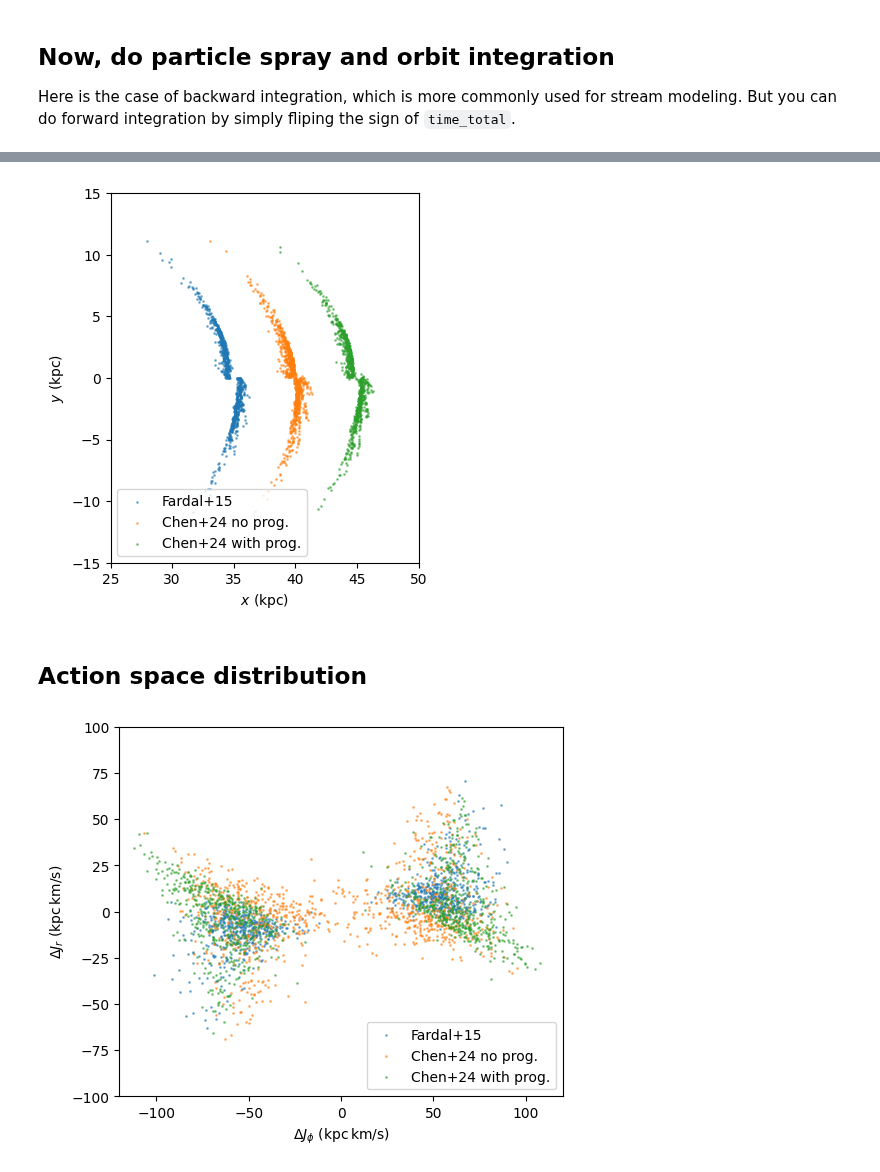
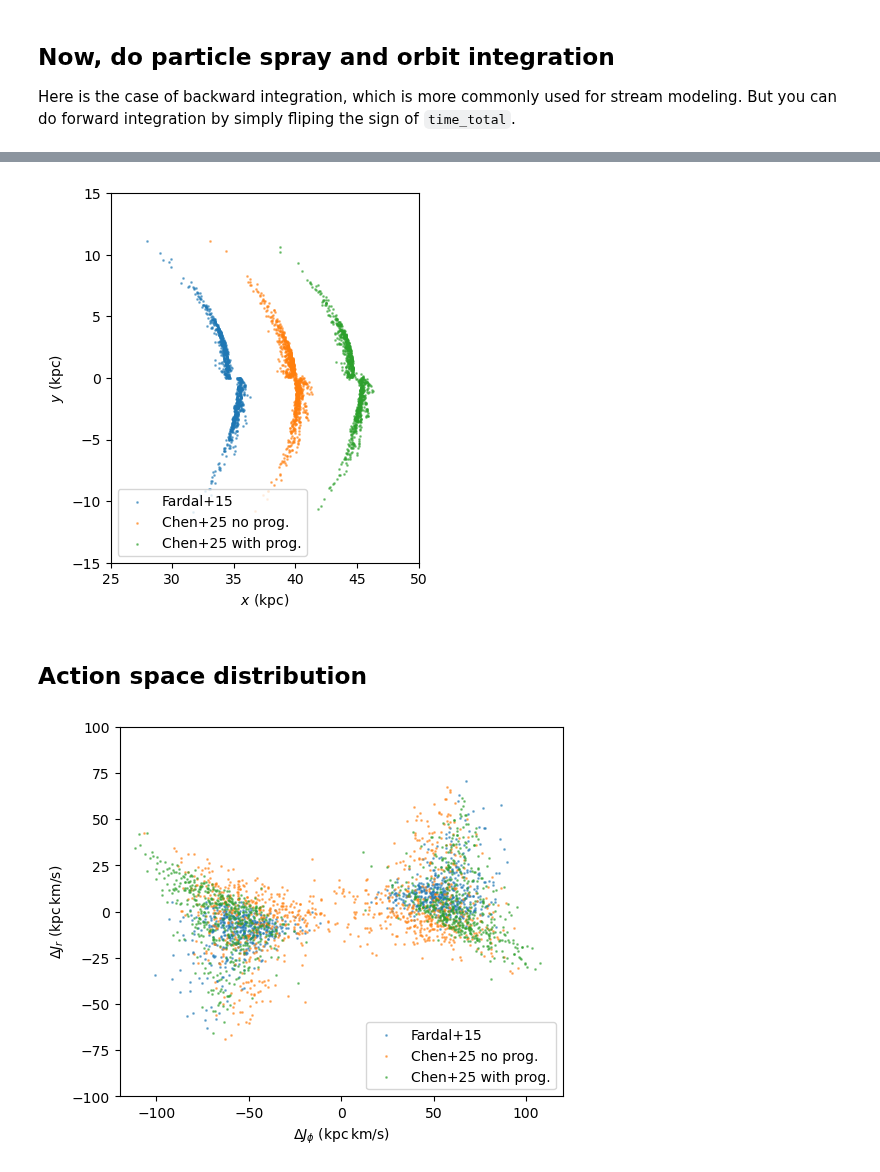
Before and after one commit to ybillchen/particle_spray, a Jupyter notebook: agama_stream.ipynb, the cells around one changed output, grey strips where cells are left out. Cells and saved outputs as stored; diff of their text form; code cells hidden in the pictures.

```diff
--- a/agama_stream.ipynb
+++ b/agama_stream.ipynb
@@ -201,7 +201,7 @@ Wall time: 42.8 ms
 # %%
 plt.scatter(xv_stream_f15[:,0]-5, xv_stream_f15[:,1], s=1, alpha=0.5, label='Fardal+15')
-plt.scatter(xv_stream_c24[:,0], xv_stream_c24[:,1], s=1, alpha=0.5, label='Chen+24 no prog.')
-plt.scatter(xv_stream_c24b[:,0]+5, xv_stream_c24b[:,1], s=1, alpha=0.5, label='Chen+24 with prog.')
+plt.scatter(xv_stream_c25[:,0], xv_stream_c25[:,1], s=1, alpha=0.5, label='Chen+25 no prog.')
+plt.scatter(xv_stream_c25b[:,0]+5, xv_stream_c25b[:,1], s=1, alpha=0.5, label='Chen+25 with prog.')
 
 plt.xlabel(r'$x\ ({\rm kpc})$')
 plt.ylabel(r'$y\ ({\rm kpc})$')
@@ -211,41 +211,41 @@ plt.legend(loc='lower left')
 plt.gca().set_aspect(1)
 plt.show()
 # %% [output]
-[figure, old version]
+[figure, new version]
 # %% [markdown]
 ## Action space distribution
 # %%
 actFinder = agama.ActionFinder(pot)
 
 def get_action(stream, prog, actFinder):
     action_prog = actFinder(prog)
     Jphi_prog = action_prog[2]
     Jr_prog = action_prog[0]
 
     actions = actFinder(stream)
     Jphi = actions[:,2]
     Jr = actions[:,0]
 
     # DLtot = Ltot - Ltot_prog
     DJphi = Jphi - Jphi_prog
     DJr = Jr - Jr_prog
     return DJphi, DJr
 
 DJphi, DJr = get_action(xv_stream_f15, orbit_sat_f15[-1], actFinder)
 plt.scatter(DJphi, DJr, s=1, alpha=0.5, label='Fardal+15')
 
-DJphi, DJr = get_action(xv_stream_c24, orbit_sat_c24[-1], actFinder)
-plt.scatter(DJphi, DJr, s=1, alpha=0.5, label='Chen+24 no prog.')
+DJphi, DJr = get_action(xv_stream_c25, orbit_sat_c25[-1], actFinder)
+plt.scatter(DJphi, DJr, s=1, alpha=0.5, label='Chen+25 no prog.')
 
-DJphi, DJr = get_action(xv_stream_c24b, orbit_sat_c24b[-1], actFinder)
-plt.scatter(DJphi, DJr, s=1, alpha=0.5, label='Chen+24 with prog.')
+DJphi, DJr = get_action(xv_stream_c25b, orbit_sat_c25b[-1], actFinder)
+plt.scatter(DJphi, DJr, s=1, alpha=0.5, label='Chen+25 with prog.')
 
 plt.xlabel(r'$\Delta J_\phi\ ({\rm kpc\,km/s})$')
 plt.ylabel(r'$\Delta J_r\ ({\rm kpc\,km/s})$')
 plt.xlim(-120, 120)
 plt.ylim(-100, 100)
 plt.legend(loc='lower right')
 plt.gca().set_aspect(1)
 plt.show()
 # %% [output]
-[figure, old version]
+[figure, new version]
```
Also changed, not shown: parts of 1 cell of this notebook, 3 other files.
